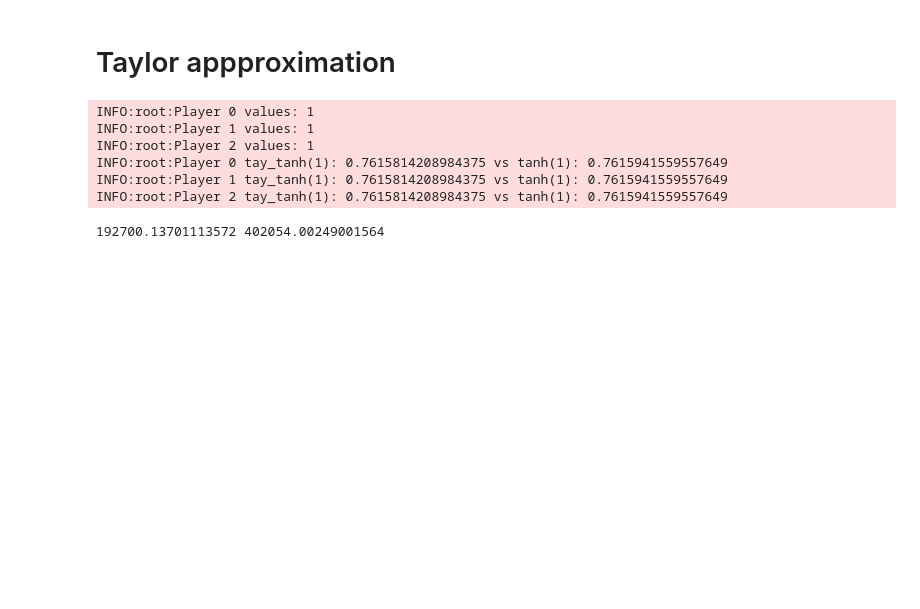
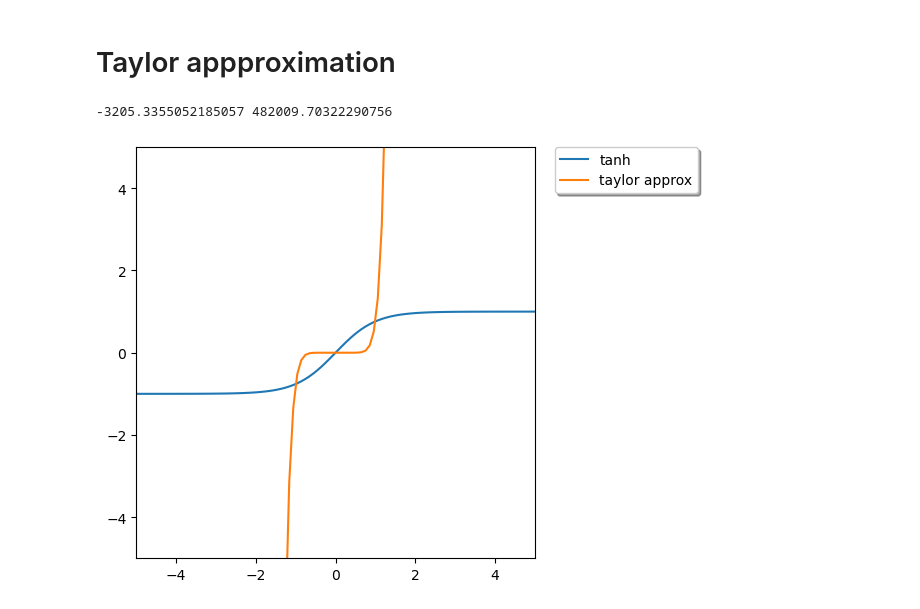
Before and after one commit to cicada-mpc/cicada-mpc, a Jupyter notebook: notebooks/taylor_approx.ipynb, the cells around one changed output. Drawn from its saved outputs; the diff is of its cells as text; code cells hidden in the pictures; blank space fills up the shorter version.

```diff
--- a/notebooks/taylor_approx.ipynb
+++ b/notebooks/taylor_approx.ipynb
@@ -3,44 +3,56 @@
 # %%
 import logging
 
 import numpy
 
 import cicada
 from cicada.additive import AdditiveProtocolSuite
 from cicada.communicator import SocketCommunicator
 
 from statistics import mean, stdev
 from tqdm import *
 
 logging.basicConfig(level=logging.INFO)
 
+
+import matplotlib.pyplot as plt
+
+func2try = numpy.tanh
 def main(communicator):
     log = cicada.Logger(logging.getLogger(), communicator)
     protocol = AdditiveProtocolSuite(communicator)
 
-    values = numpy.array(1)
-    log.info(f"Player {communicator.rank} values: {values}")
+    err_list = []
 
-    values_share = protocol.share(src=0, secret=values, shape=())
-    tay_tanh_share = protocol.taylor_approx(numpy.tanh, values_share)
-    tay_tanh = protocol.reveal(tay_tanh_share)
-    log.info(f"Player {communicator.rank} tay_tanh({values}): {tay_tanh} vs tanh({values}): {numpy.tanh(values)}")
-    abs_err_list = []
-    for i in tqdm(numpy.arange(-5, 5, .1)):
-        cic_tay_tanh = protocol.reveal(protocol.taylor_approx(numpy.tanh, protocol.share(src=0, secret=numpy.array(i), shape=()), degree=10))
-        legit_tanh = numpy.tanh(i)
-        abs_err_list.append(abs(legit_tanh-cic_tay_tanh))
+    axis = numpy.linspace(-5, 5, num=100)
+    plt.plot(axis, func2try(axis), label="tanh")
+
+    logging.basicConfig(level=logging.INFO)
+    pade_evals=[]
+    for x in axis:
+        pade_evals.append(protocol.reveal(protocol.taylor_approx(func2try, protocol.share(src=0, secret=numpy.array(x), shape=()), degree=10)))
+        legit = func2try(x)
+        err_list.append(legit-pade_evals[-1])
+        #if communicator.rank ==1:
+        #    print(legit_tanh, cic_pade_tanh, legit_tanh-cic_pade_tanh)
+
 
 
     if communicator.rank ==1:
-        print(mean(abs_err_list), stdev(abs_err_list))
+        print(mean(err_list), stdev(err_list))
+
+    plt.plot(axis, pade_evals, label='taylor approx' )
+
+    plt.legend(bbox_to_anchor=(1.05, 1), loc='upper left',
+               borderaxespad=0.0, shadow=True)
+    plt.tight_layout()
+    plt.axis([-5, 5, -5, 5])
+    if communicator.rank == 1:
+        plt.show()
+
+
 
 SocketCommunicator.run(world_size=3, fn=main);
 # %% [output]
-INFO:root:Player 0 values: 1
-INFO:root:Player 1 values: 1
-INFO:root:Player 2 values: 1
-INFO:root:Player 0 tay_tanh(1): 0.7615814208984375 vs tanh(1): 0.7615941559557649
-INFO:root:Player 1 tay_tanh(1): 0.7615814208984375 vs tanh(1): 0.7615941559557649
-INFO:root:Player 2 tay_tanh(1): 0.7615814208984375 vs tanh(1): 0.7615941559557649
+-3205.3355052185057 482009.70322290756
-192700.13701113572 402054.00249001564
+[figure, added]
```
Also changed, not shown: parts of 1 cell of this notebook, 2 other files.
